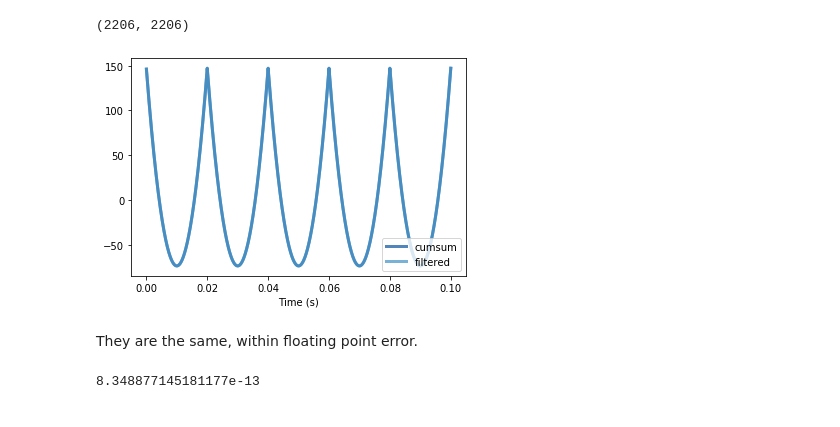
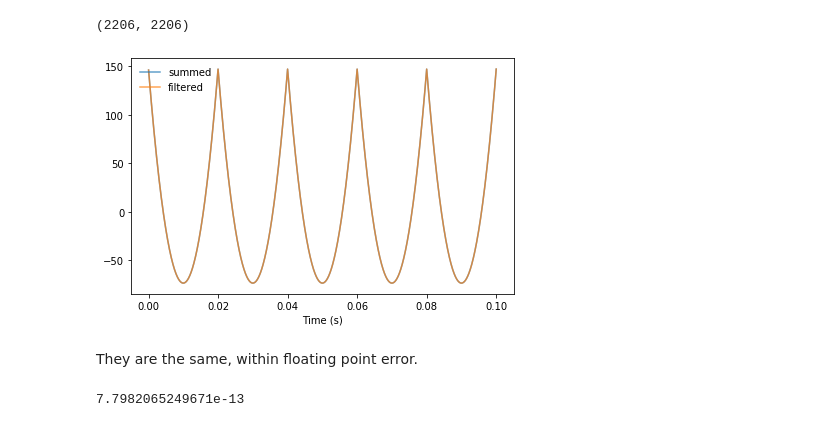
Before and after one commit to AllenDowney/ThinkDSP, a Jupyter notebook: code/chap09.ipynb, the cells around one changed output. Drawn from its saved outputs; the diff is of its cells as text; code cells hidden in the pictures.

```diff
--- a/code/chap09.ipynb
+++ b/code/chap09.ipynb
@@ -261,8 +274,10 @@ In the same way that the diff operator approximates differentiation, the cumulat
 
 I'll demonstrate with a Sawtooth signal.
 # %%
-in_wave = thinkdsp.SawtoothSignal(freq=50).make_wave(duration=0.1, framerate=44100)
+from thinkdsp import SawtoothSignal
+
+in_wave = SawtoothSignal(freq=50).make_wave(duration=0.1, framerate=44100)
 in_wave.unbias()
 in_wave.plot()
-thinkplot.config(xlabel='Time (s)')
+decorate(xlabel='Time (s)')
 # %% [output]
@@ -336,0 +329,11 @@ thinkplot.config(xlabel='Frequency (Hz)',
+# %%
+# compute the diff filter
+diff_window = np.array([1.0, -1.0])
+padded = zero_pad(diff_window, len(in_wave))
+diff_wave = Wave(padded, framerate=in_wave.framerate)
+diff_filter = diff_wave.make_spectrum()
+# %%
+# compute the cumsum filter by inverting the diff filter
+cumsum_filter = diff_filter.copy()
+cumsum_filter.hs[1:] = 1 / cumsum_filter.hs[1:]
+cumsum_filter.hs[0] = np.inf
@@ -351,20 +368,18 @@ len(in_spectrum), len(cumsum_filter)
 # %% [output]
 (2206, 2206)
 # %%
-thinkplot.preplot(2)
+out_wave.plot(label='summed', alpha=0.7)
 
-out_wave.plot(label='cumsum')
+cumsum_filter.hs[0] = 0
+out_wave2 = (in_spectrum * cumsum_filter).make_wave()
+out_wave2.plot(label='filtered', alpha=0.7)
 
-out_wave2 = (in_spectrum * cumsum_filter).make_wave()
-out_wave2.plot(label='filtered')
-
-thinkplot.config(legend=True, loc='lower right')
-thinkplot.config(xlabel='Time (s)')
+decorate(xlabel='Time (s)')
 # %% [output]
-[figure, old version]
+[figure, new version]
 # %% [markdown]
 They are the same, within floating point error.
 # %%
 max(abs(out_wave.ys - out_wave2.ys))
 # %% [output]
-8.348877145181177e-13
+7.7982065249671e-13
```
Also changed, not shown: parts of 41 cells of this notebook, 1 other file.
